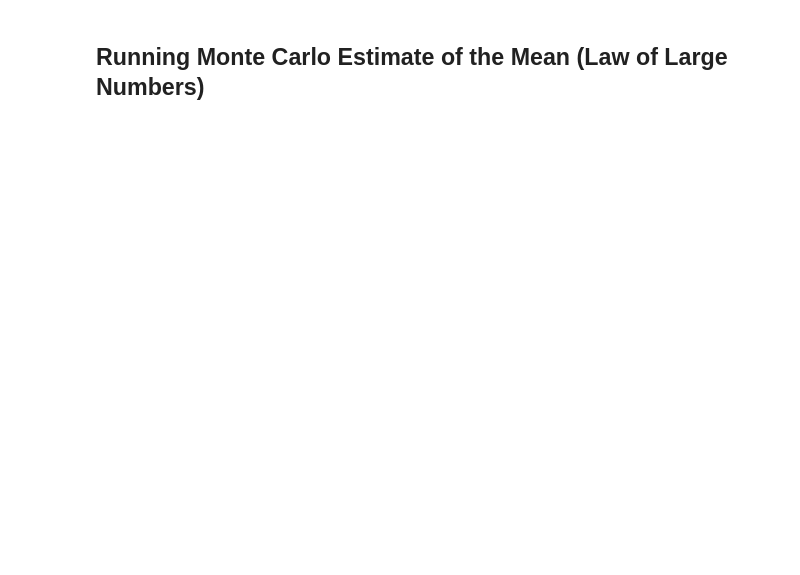
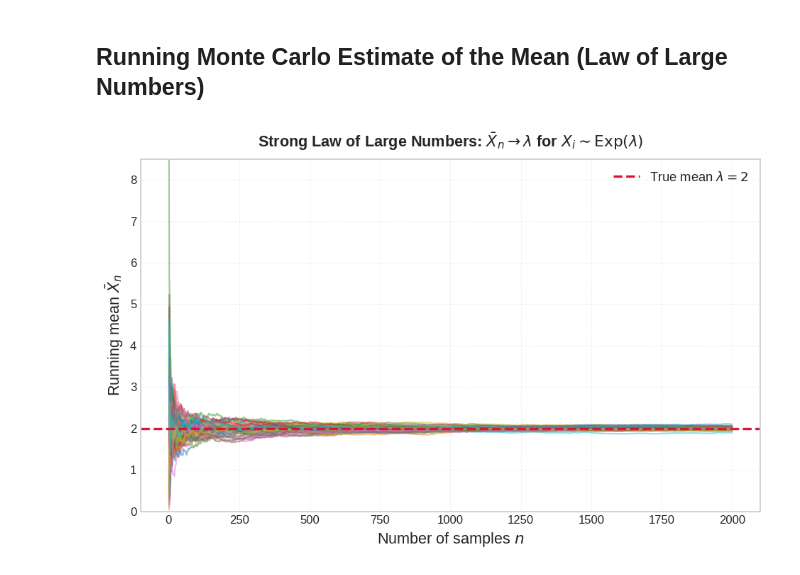
Before and after one commit to SaiSampathKedari/MonteCarlo-Statistical-Methods, a Jupyter notebook: notebooks/exponential.ipynb, the cells around one changed output. Saved outputs shown, nothing was run; the diff lists cells and outputs as text; code cells hidden in the pictures; blank space fills up the shorter version.

```diff
--- a/notebooks/exponential.ipynb
+++ b/notebooks/exponential.ipynb
@@ -28,3 +59,34 @@ plot_empirical_and_theoretical_pdf(exponential_samples,expon_rv,dist_name=f"expo
 # %% [markdown]
 ## Running Monte Carlo Estimate of the Mean (Law of Large Numbers)
+# %%
+exp_gen = partial(sample_exponential, lambda_parameter)
+n = 2000
+n_indep_replicates = 50
+nsample_arr = np.arange(1, n + 1)
+
+plt.style.use('seaborn-v0_8-whitegrid')
+plt.figure(figsize=(8, 5.2), dpi=120)
+for _ in range(n_indep_replicates):
+    mc_exp = monte_carlo(n, exp_gen, lambda x: x, cumsum=True)
+    plt.plot(nsample_arr, mc_exp.estimate, lw=1.2, alpha=0.5)
+
+# --- True mean line ---
+plt.axhline(y=lambda_parameter, color='crimson', lw=2.0, linestyle='--', label=r'True mean $\lambda=2$')
+
+# --- Labels and title ---
+plt.xlabel(r'Number of samples $n$', fontsize=13)
+plt.ylabel(r'Running mean $\bar{X}_n$', fontsize=13)
+plt.title(r'Strong Law of Large Numbers: $\bar{X}_n \to \lambda$ for $X_i \sim \mathrm{Exp}(\lambda)$',
+          fontsize=13, weight='semibold', pad=10)
+
+# --- Subtle grid and limits ---
+plt.grid(alpha=0.3, linestyle='--', linewidth=0.6)
+plt.ylim(0, 8.5)
+plt.legend(frameon=False, fontsize=11, loc='best')
+
+plt.tight_layout()
+plt.savefig("images/exponential/SLLN_exp.png", dpi=300, bbox_inches="tight", facecolor='white')
+plt.show()
+# %% [output]
+[figure, added]
 # %%
```
Also changed, not shown: parts of 7 cells of this notebook, 4 other files.
